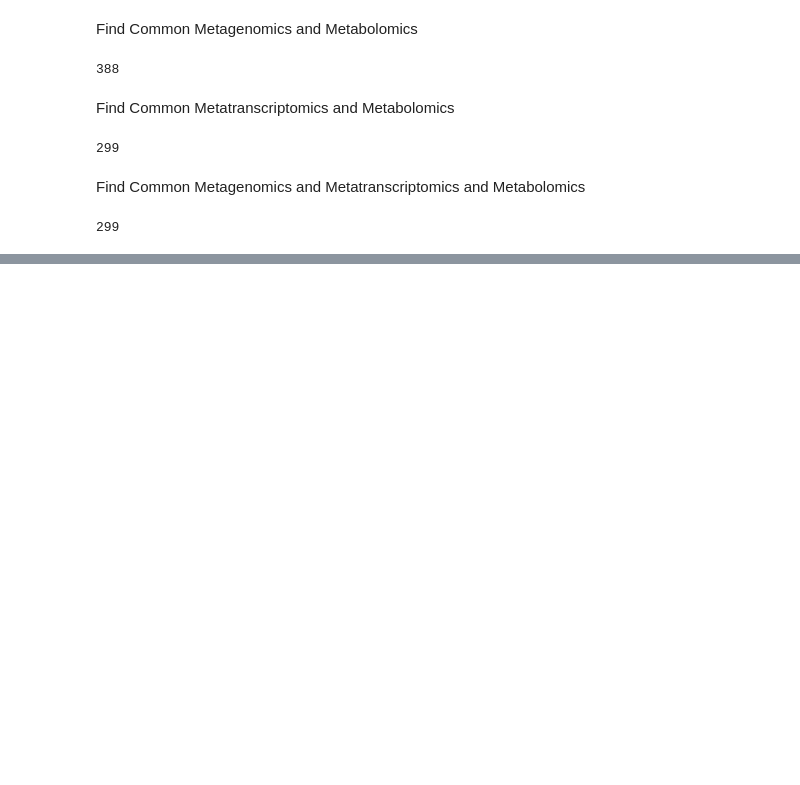
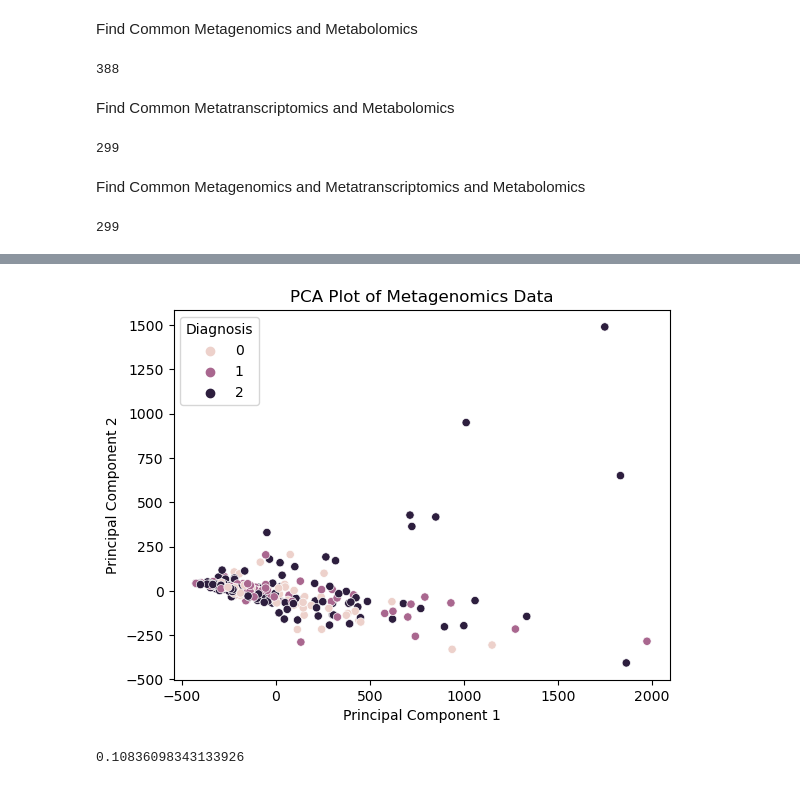
Before and after one commit to MahsaMonshizade/MultiModal, a Jupyter notebook: lib/Omics_EDA.ipynb, the cells around one changed output, grey strips where cells are left out. Cells and saved outputs as stored; diff of their text form; code cells hidden in the pictures; blank space fills up the shorter version.

```diff
--- a/lib/Omics_EDA.ipynb
+++ b/lib/Omics_EDA.ipynb
@@ -110,0 +420,59 @@ len(shared_values_metagenomics_metatranscriptomics_metabolomics)
+# %%
+import pandas as pd
+from sklearn.decomposition import PCA
+from sklearn.manifold import TSNE
+import matplotlib.pyplot as plt
+import seaborn as sns
+
+# Assuming you have metagenomics features stored in 'features'
+# Perform PCA
+metagenomics_df = pd.read_csv("../Dataset/IMOVNN_data/filtered_metatranscriptomics.csv")
+metadata_df = pd.read_csv("../Dataset/IMOVNN_data/filtered_metadata.csv")
+
+
+# Assuming your metadata and metagenomics data are stored in metadata_df and metagenomics_df respectively
+# Merge the metadata with the metagenomics data based on the external ID column
+merged_df = pd.merge(metadata_df, metagenomics_df, on='External ID')
+
+# Encode the diagnosis column into numerical labels
+diagnosis_mapping = {'nonIBD': 0, 'UC': 1, 'CD': 2}
+merged_df['diagnosis_label'] = merged_df['diagnosis'].map(diagnosis_mapping)
+
+# Extract features and diagnosis labels
+features = merged_df.drop(['External ID', 'diagnosis', 'diagnosis_label'], axis=1)
+diagnosis_labels = merged_df['diagnosis_label']
+
+# Apply dimensionality reduction using PCA
+pca = PCA(n_components=2)  # Reduce to 2 dimensions
+reduced_features = pca.fit_transform(features)
+
+# Alternatively, you can use t-SNE for dimensionality reduction
+# tsne = TSNE(n_components=2)
+# reduced_features = tsne.fit_transform(features)
+
+# Create a DataFrame for reduced features
+reduced_df = pd.DataFrame(data=reduced_features, columns=['PC1', 'PC2'])
+
+# Concatenate the reduced features DataFrame with diagnosis labels
+reduced_df['diagnosis'] = diagnosis_labels
+
+# Plot the reduced data points
+sns.scatterplot(data=reduced_df, x='PC1', y='PC2', hue='diagnosis')
+plt.title('PCA Plot of Metagenomics Data')
+plt.xlabel('Principal Component 1')
+plt.ylabel('Principal Component 2')
+plt.legend(title='Diagnosis')
+plt.show()
+# %% [output]
+[figure, added]
+# %%
+import torch
+import torch.nn as nn
+
+criterion = nn.BCELoss()
+output = torch.tensor([1.0, 0.1, 1.0], dtype=torch.float32)
+target = torch.tensor([1.0, 0.1, 1.0], dtype=torch.float32)
+loss = criterion(output, target)
+print(loss.item())
+# %% [output]
+0.10836098343133926
```
Also changed, not shown: parts of 19 cells of this notebook, 8 other files.
